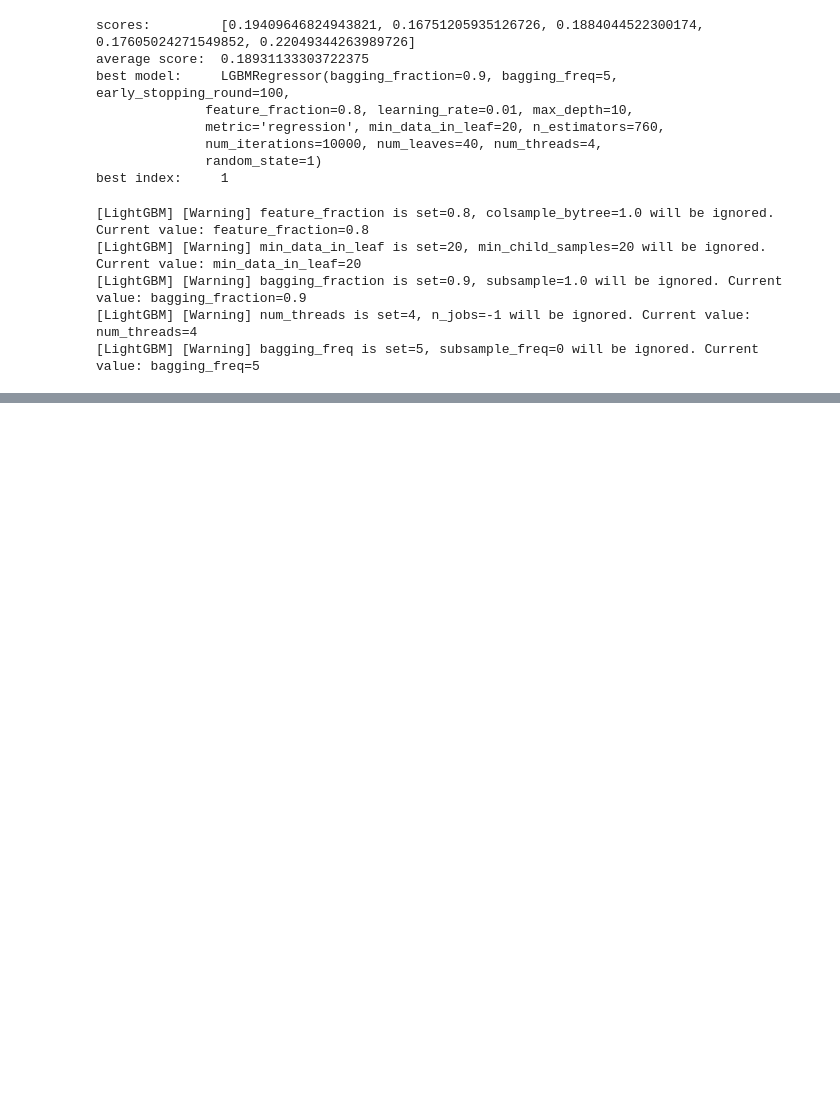
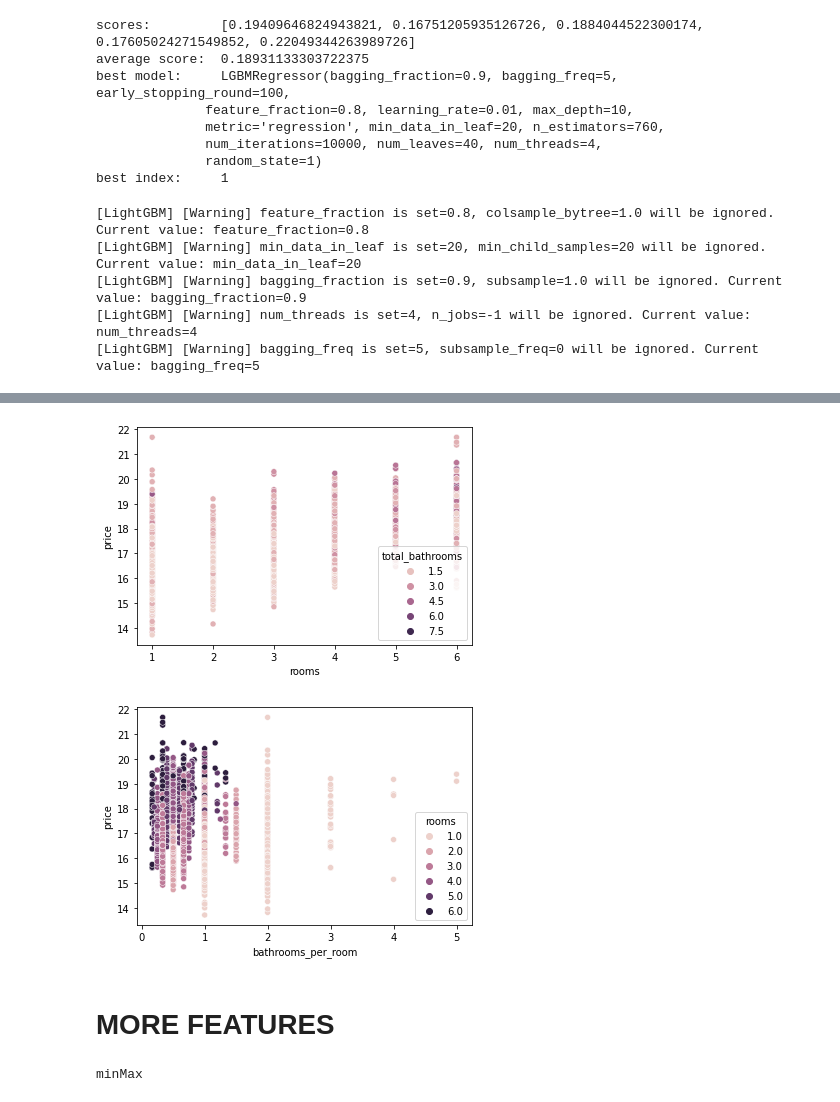
Before and after one commit to henrfj/TDT4173-ML, a Jupyter notebook: hasse-testsite/LightGBM.ipynb, the cells around one changed output, grey strips where cells are left out. Cells and saved outputs as stored; diff of their text form; code cells hidden in the pictures; blank space fills up the shorter version.

```diff
--- a/hasse-testsite/LightGBM.ipynb
+++ b/hasse-testsite/LightGBM.ipynb
@@ -1256,0 +1421,11 @@ predict_and_store(model_no_cv, test_labels_selected.drop(['area_total'],axis=1),
+# %%
+arr = train_labels[["constructed","area_total","area_living","area_kitchen",]].to_numpy()
+
+average_area_total_constructed = {}
+# average_area_living_constructed = {}
+# average_area_kitchen_constructed = {}
+
+for x in sorted(np.unique(arr[...,0])):
+    average_area_total_constructed[x] = np.average(arr[np.where(arr[...,0]==x)][...,1])
+#     average_area_living_constructed[x] = np.average(arr[np.where(arr[...,0]==x)][...,2])
+#     average_area_kitchen_constructed[x] = np.average(arr[np.where(arr[...,0]==x)][...,3])
@@ -1256,0 +1474,60 @@ predict_and_store(model_no_cv, test_labels_selected.drop(['area_total'],axis=1),
+# %%
+sns.scatterplot(x=train_labels['rooms'],y=np.log(train_targets),hue=train_labels['total_bathrooms'])
+plt.show()
+sns.scatterplot(x=train_labels['bathrooms_per_room'],y=np.log(train_targets),hue=train_labels['rooms'])
+plt.show()
+# %% [output]
+[figure, added]
+[figure, added]
+# %% [markdown]
+# MORE FEATURES
+# %%
+features =           ["building_id", # For grouping
+                      "area_total", "area_kitchen", "area_living", "floor", "ceiling", "stories", "rooms",
+                      "bathrooms_private", "bathrooms_shared", "balconies","loggias", "phones", "latitude", "longitude", "constructed", # Numerical
+                     "layout", "condition", "district", "material", "parking", "heating", "seller", #Categorical
+                      "windows_court", "windows_street", "new", "elevator_without", "elevator_passenger", "elevator_service", "garbage_chute", # Bool
+                     "street", "address"] # Strings
+
+all_numerical_features = ["area_total", "area_kitchen", "area_living", "floor",
+                      "ceiling", "stories", "rooms", "bathrooms_private", "bathrooms_shared", "balconies","loggias", "phones", "latitude", "longitude", "constructed"]
+
+float_numerical_features = ["area_total", "area_kitchen", "area_living", "ceiling", "latitude", "longitude", "constructed"]
+int_numerical_features = ["floor", "stories", "rooms", "bathrooms_private", "bathrooms_shared", "balconies", "loggias", "phones"] # Ordinal categories
+
+cat_features = ["layout", "condition", "district", "material", "parking", "heating", "seller"] # All are non-ordinal
+
+droptable = []
+
+# Load data
+train, test, metaData = load_all_data()
+# Clean data
+train_labels, train_targets, test_labels = clean_data(train, test, features, float_numerical_features, int_numerical_features, cat_features, log_targets=False, log_area=True, fillNan=True)
+# Add new features
+train_labels, test_labels, added_features = feature_engineering(
+    train_labels,
+    test_labels,
+    add_base_features=True,
+    add_bool_features=True,
+    add_weak_features=True,
+    add_dist_to_metro=True,
+    add_close_to_uni=True,
+    add_dist_to_hospital=True,
+    add_floor_features=True,
+    add_street_info=True,
+    add_some_more_features=True,
+    )
+
+# Normalize
+train_labels, test_labels = normalize(train_labels, test_labels, float_numerical_features, scaler="minMax")
+# One-hot encoding
+train_labels, test_labels = one_hot_encoder(train_labels, test_labels, ["condition", "district", "material", "parking", "heating", "seller"], drop_old=True)
+# Drop some features
+train_labels.drop(droptable, inplace=True, axis=1)
+test_labels.drop(droptable, inplace=True, axis=1)
+
+droptable = ['street','address']
+train_labels.drop(droptable, inplace=True, axis=1)
+test_labels.drop(droptable, inplace=True, axis=1)
+# %% [output]
+minMax
```
Also changed, not shown: parts of 28 cells of this notebook, 1 other file.
